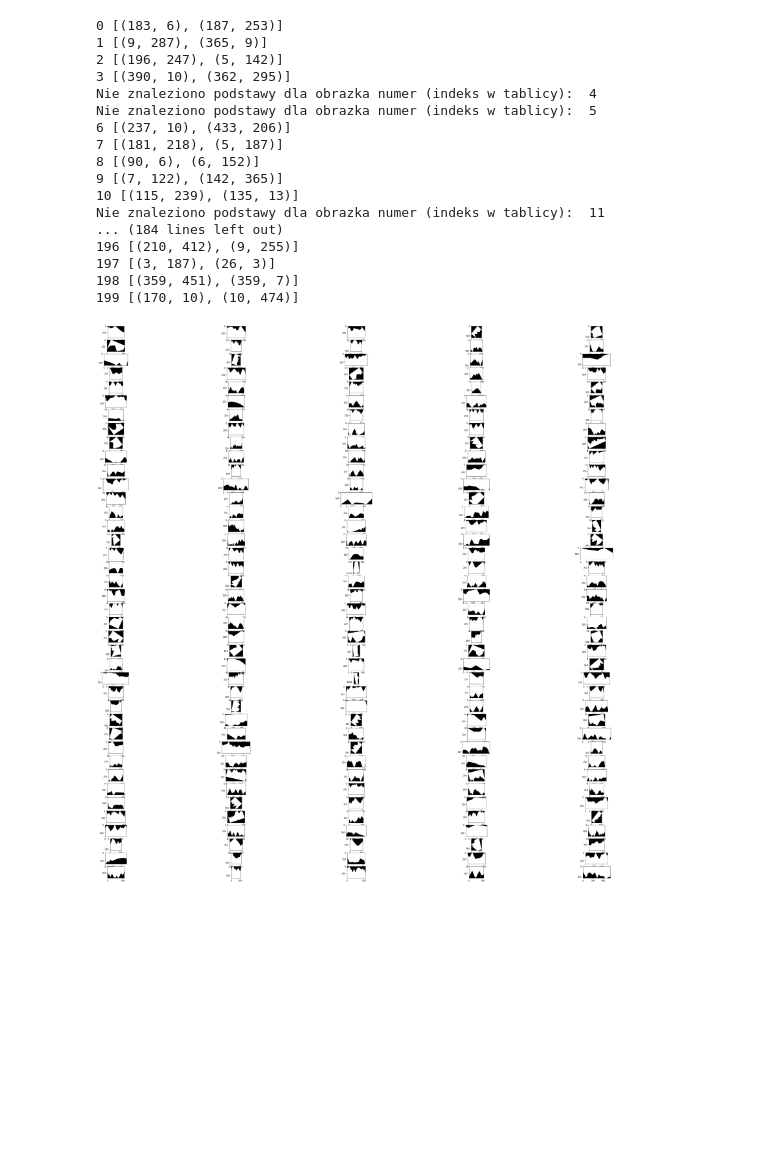
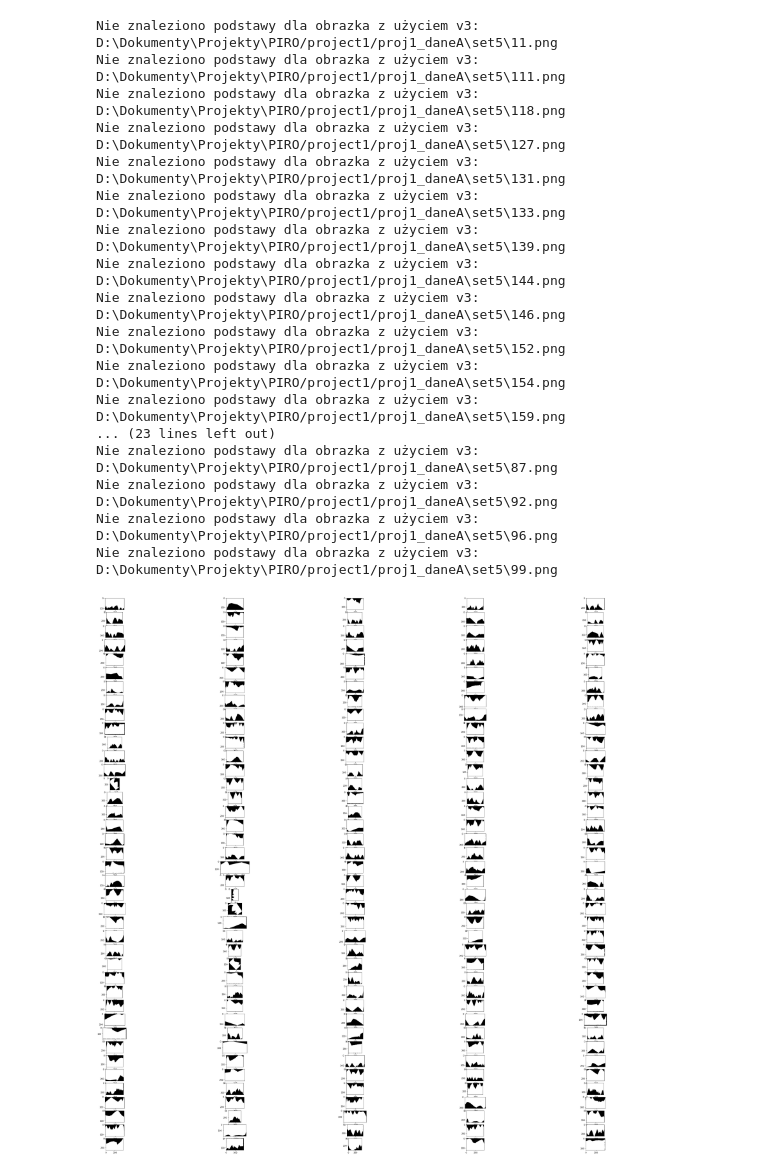
Before and after one commit to LiLatee/PIRO_project1, a Jupyter notebook: main.ipynb, the cells around one changed output. Drawn from its saved outputs; the diff is of its cells as text; code cells hidden in the pictures; blank space fills up the shorter version.

```diff
--- a/main.ipynb
+++ b/main.ipynb
@@ -530,31 +330,68 @@ def rotate_scale_and_cut_v3(images_paths):
+# %%
+# wersja używa najdłuższej linii w figurze jako podstawy, nie zawsze będzie działało dla późniejszych przykałdów
+def rotate_scale_and_cut_image_v1(image, image_path, max_height, max_width):
+    angle = get_angle_to_rotate_image(image)
+    image = rotate(image, angle).astype(np.uint8)
+    image = cut_image_sides(image)
+    image = resize_image(image, max_height, max_width)
+    image = image*255
+    image = opening(closing(image, disk(3)), disk(3))
+    return image
+
+# wersja wycina kawałki na około wykrytych punktów i na tej podstawie szuka katów prostych i podstawy
+def rotate_scale_and_cut_image_v3(image, image_path, max_height, max_width):
+    points_using_angles_of_lines = get_points_with_right_angle_using_angles_of_lines(image)
+    points_using_areas_of_neighborhood = get_points_with_right_angle_using_areas_of_neighborhood(image)
+
+    baseline = list(points_using_angles_of_lines.intersection(points_using_areas_of_neighborhood))
+    baseline = [(el[1],el[0]) for el in baseline]
+
+    if len(baseline) != 2:
+        baseline = None
+    if baseline == None:
+        print('Nie znaleziono podstawy dla obrazka z użyciem v3: {0}'.format(image_path))
+        return rotate_scale_and_cut_image_v1(image, image_path, max_height, max_width) #todo
+#         return image
+
+    angle = get_angle_of_line(baseline)
+    image = rotate(image, angle)
+    image = cut_image_sides(image)
+    image = resize_image(image, max_height, max_width)
+    image = opening(closing(image, disk(3)), disk(3))
+    return image
 # %%
 n_of_cases = 5
-path = os.path.join('D:\Dokumenty\Projekty\PIRO/project1/proj1_daneA\set6', '')
+path = os.path.join('D:\Dokumenty\Projekty\PIRO/project1/proj1_daneA\set5', '')
 images_paths = glob.glob(os.path.join(path, '*.png'))
+images = [io.imread(image_path) for image_path in images_paths]
+max_height, max_width = max_height_and_width_from_images(images)
+processed_images = list()
+for i, image in enumerate(images):
+    processed_image = rotate_scale_and_cut_image_v3(image, images_paths[i], max_height, max_width)
+    processed_images.append(processed_image)
 
-images = rotate_scale_and_cut_v3(images_paths)
 fig = plt.figure(figsize=(50,50))
 columns = 5
 rows = (len(images_paths)/columns)+1
-for i, img in enumerate(images):
+for i, img in enumerate(processed_images):
     fig.add_subplot(rows, columns, i+1)
     plt.imshow(img, cmap=plt.cm.gray)
 # %% [output]
-0 [(183, 6), (187, 253)]
-1 [(9, 287), (365, 9)]
-2 [(196, 247), (5, 142)]
-3 [(390, 10), (362, 295)]
-Nie znaleziono podstawy dla obrazka numer (indeks w tablicy):  4
-Nie znaleziono podstawy dla obrazka numer (indeks w tablicy):  5
-6 [(237, 10), (433, 206)]
-7 [(181, 218), (5, 187)]
-8 [(90, 6), (6, 152)]
-9 [(7, 122), (142, 365)]
-10 [(115, 239), (135, 13)]
-Nie znaleziono podstawy dla obrazka numer (indeks w tablicy):  11
-... (184 lines left out)
-196 [(210, 412), (9, 255)]
-197 [(3, 187), (26, 3)]
-198 [(359, 451), (359, 7)]
-199 [(170, 10), (10, 474)]
+Nie znaleziono podstawy dla obrazka z użyciem v3: D:\Dokumenty\Projekty\PIRO/project1/proj1_daneA\set5\11.png
+Nie znaleziono podstawy dla obrazka z użyciem v3: D:\Dokumenty\Projekty\PIRO/project1/proj1_daneA\set5\111.png
+Nie znaleziono podstawy dla obrazka z użyciem v3: D:\Dokumenty\Projekty\PIRO/project1/proj1_daneA\set5\118.png
+Nie znaleziono podstawy dla obrazka z użyciem v3: D:\Dokumenty\Projekty\PIRO/project1/proj1_daneA\set5\127.png
+Nie znaleziono podstawy dla obrazka z użyciem v3: D:\Dokumenty\Projekty\PIRO/project1/proj1_daneA\set5\131.png
+Nie znaleziono podstawy dla obrazka z użyciem v3: D:\Dokumenty\Projekty\PIRO/project1/proj1_daneA\set5\133.png
+Nie znaleziono podstawy dla obrazka z użyciem v3: D:\Dokumenty\Projekty\PIRO/project1/proj1_daneA\set5\139.png
+Nie znaleziono podstawy dla obrazka z użyciem v3: D:\Dokumenty\Projekty\PIRO/project1/proj1_daneA\set5\144.png
+Nie znaleziono podstawy dla obrazka z użyciem v3: D:\Dokumenty\Projekty\PIRO/project1/proj1_daneA\set5\146.png
+Nie znaleziono podstawy dla obrazka z użyciem v3: D:\Dokumenty\Projekty\PIRO/project1/proj1_daneA\set5\152.png
+Nie znaleziono podstawy dla obrazka z użyciem v3: D:\Dokumenty\Projekty\PIRO/project1/proj1_daneA\set5\154.png
+Nie znaleziono podstawy dla obrazka z użyciem v3: D:\Dokumenty\Projekty\PIRO/project1/proj1_daneA\set5\159.png
+... (23 lines left out)
+Nie znaleziono podstawy dla obrazka z użyciem v3: D:\Dokumenty\Projekty\PIRO/project1/proj1_daneA\set5\87.png
+Nie znaleziono podstawy dla obrazka z użyciem v3: D:\Dokumenty\Projekty\PIRO/project1/proj1_daneA\set5\92.png
+Nie znaleziono podstawy dla obrazka z użyciem v3: D:\Dokumenty\Projekty\PIRO/project1/proj1_daneA\set5\96.png
+Nie znaleziono podstawy dla obrazka z użyciem v3: D:\Dokumenty\Projekty\PIRO/project1/proj1_daneA\set5\99.png
-[figure, old version]
+[figure, new version]
```
Also changed, not shown: parts of 12 cells of this notebook.
